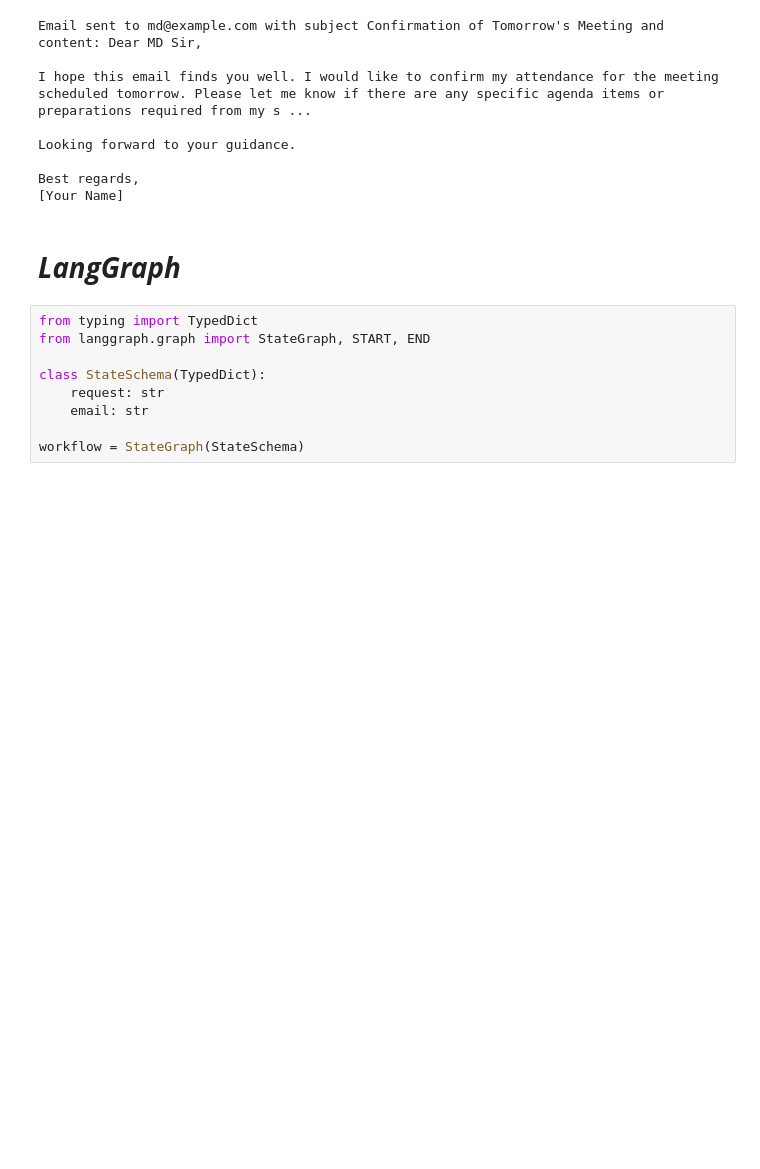
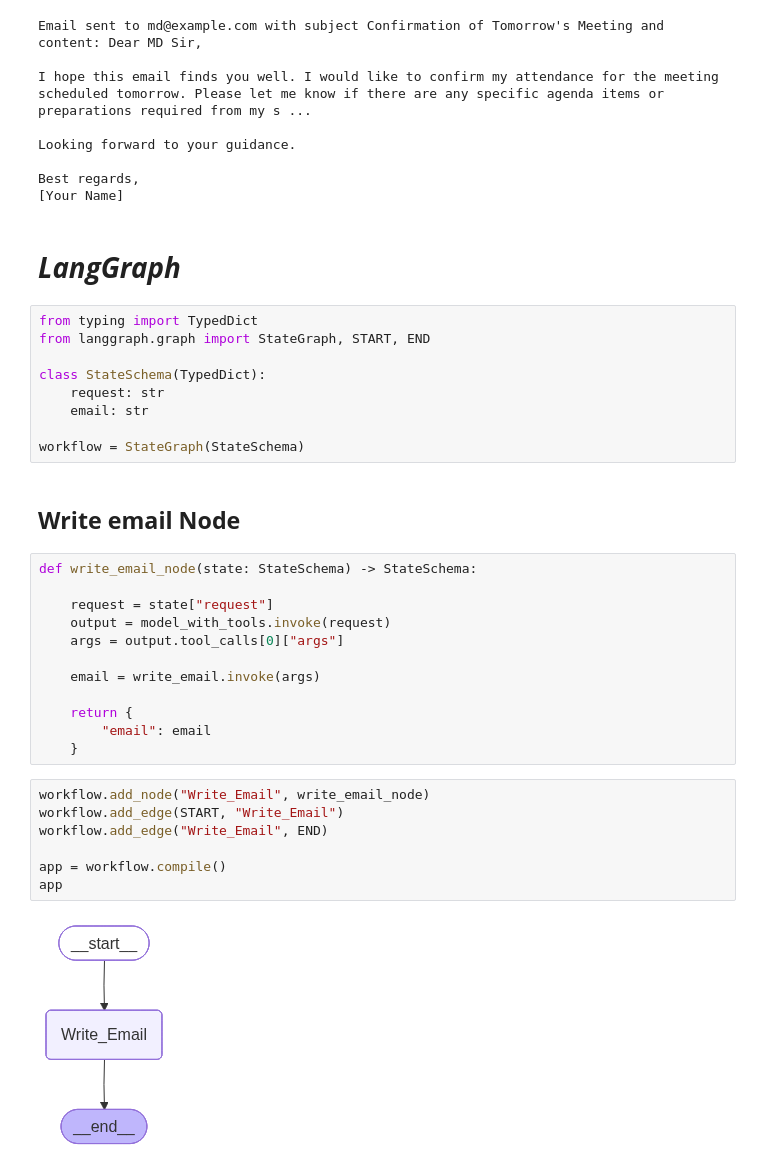
Before and after one commit to MDalamin5/Build-your-Own-Deep-Research-Agent-Form-Scratch-by-LangGraph, a Jupyter notebook: Module-1-LangGraph-101/langgraph-101.ipynb, the cells around one changed output. Saved outputs shown, nothing was run; the diff lists cells and outputs as text; blank space fills up the shorter version.

```diff
--- a/Module-1-LangGraph-101/langgraph-101.ipynb
+++ b/Module-1-LangGraph-101/langgraph-101.ipynb
@@ -91,3 +91,26 @@ class StateSchema(TypedDict):
     email: str
 
 workflow = StateGraph(StateSchema)
+# %% [markdown]
+## **Write email Node**
+# %%
+def write_email_node(state: StateSchema) -> StateSchema:
+
+    request = state["request"]
+    output = model_with_tools.invoke(request)
+    args = output.tool_calls[0]["args"]
+
+    email = write_email.invoke(args)
+
+    return {
+        "email": email
+    }
+# %%
+workflow.add_node("Write_Email", write_email_node)
+workflow.add_edge(START, "Write_Email")
+workflow.add_edge("Write_Email", END)
+
+app = workflow.compile()
+app
+# %% [output]
+[figure, added]
```
Also changed, not shown: parts of 10 cells of this notebook.
